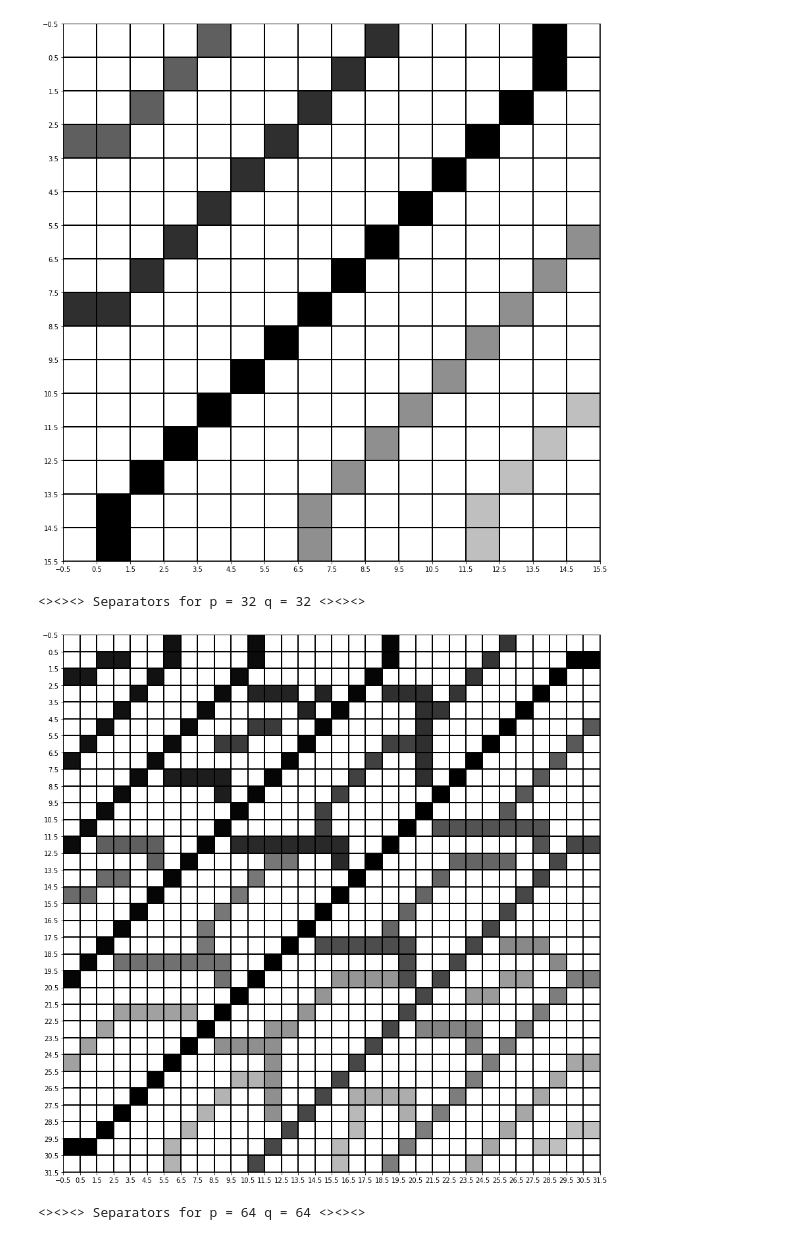
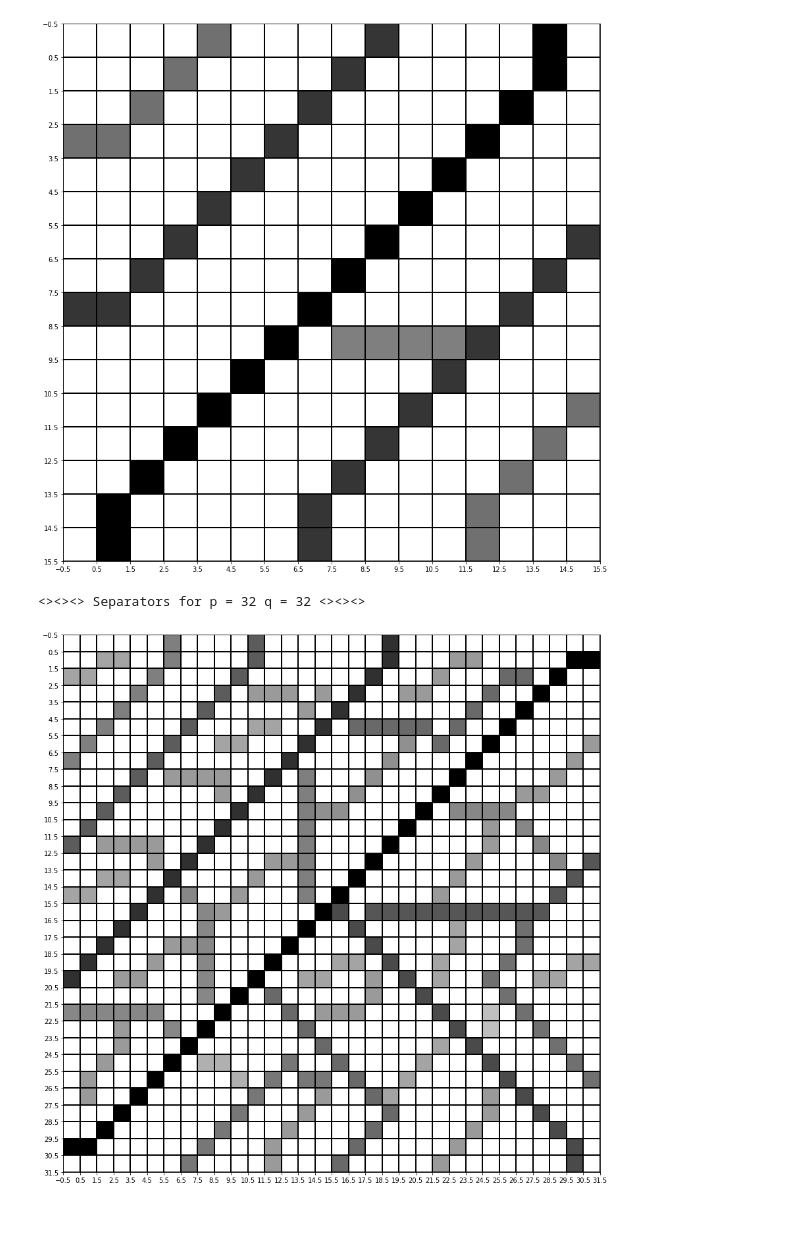
Before and after one commit to berylgithub/eli, a Jupyter notebook: visualization.ipynb, the cells around one changed output. Saved outputs shown, nothing was run; the diff lists cells and outputs as text; code cells hidden in the pictures.

```diff
--- a/visualization.ipynb
+++ b/visualization.ipynb
@@ -8,11 +8,8 @@ import pandas as pd
 import matplotlib.pyplot as plt
 from matplotlib import colors
 # %%
-'''First round visualization only:'''
 plt.rcParams["figure.figsize"] = (20,15)
-#p = [2,5,5,25]
-#q = [4,5,25,25]
-k = np.array(list(range(1,7)))
+k = np.array(list(range(1,6)))
 q = p = np.power(2,k)
 print("q =",q)
 print("p =",p)
@@ -21,22 +18,23 @@ info = {
     "separate_placed_rounds":[],
     "Nks":[]
        }
-
+print("\n\n==================Length of stack's elements after stack modification==================")
 for i in range(len(p)):
-    #print("\n\n=-=-=--=-=-=-=--=--=-=-=-=-=-=--=-=-=-=-=-=-=--=-=-=-=--=--=-=-=-=-=-=--=-=-=-=-")
-    #print("<><><> Grid with p =",p[i],"q =",q[i],"<><><>")
+    print("\n=-=-=--=-=-=-=--=--=-=")
+    print("<><><> Grid with p =",p[i],"q =",q[i],"<><><>")
     grid = eo.grid_generator(p[i],q[i]) #generate grid matrix
 
     #elimination ordering:
     EO = eo.elimination_ordering_class(grid, visualization=False, p=p[i], q=q[i]) #must be on global scope
     #e, R_counts, separate_placed_rounds = EO.elimination_ordering(grid) #if visualization=True
-    e = EO.elimination_ordering(grid)
+    e = EO.elimination_ordering_1()
     #info["R_counts"].append(R_counts); info["separate_placed_rounds"].append(separate_placed_rounds)
     info["Nks"].append(EO.Nks)
 
     print("computation for grid",p[i],"x",q[i],"is finished!")
 
 #display the separator grids:
+print("\n\n==================Separators visualization==================")
 for i in range(len(p)):
     if len(info["Nks"][i]) > 0:
         print("\n<><><> Separators for p =",p[i],"q =",q[i],"<><><>")
@@ -58,5 +63,4 @@ computation for grid 64 x 64 is finished!
 <><><> Separators for p = 16 q = 16 <><><>
-[figure, old version]
+[figure, new version]
 <><><> Separators for p = 32 q = 32 <><><>
-[figure, old version]
+[figure, new version]
-<><><> Separators for p = 64 q = 64 <><><>
```
Also changed, not shown: parts of 1 cell of this notebook.
